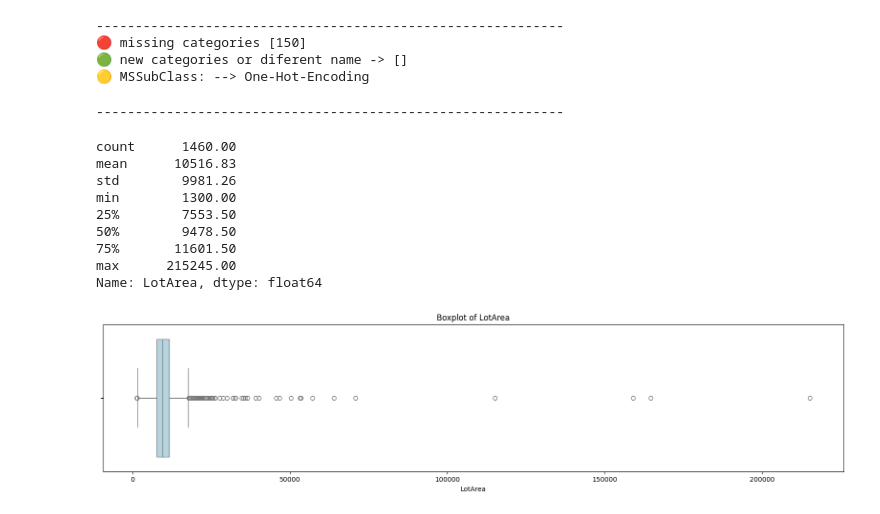
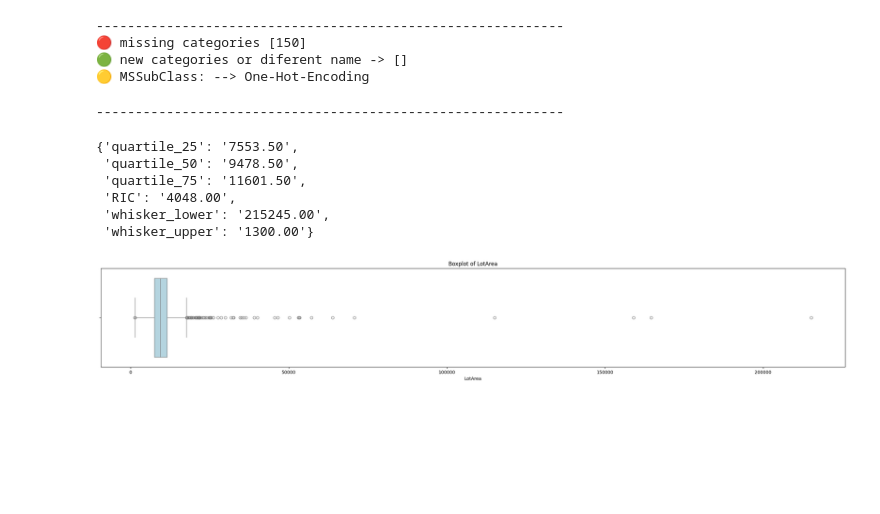
Before and after one commit to Albe036/ML-house-prices, a Jupyter notebook: notebooks/eda_01.ipynb, the cells around one changed output. Cells and saved outputs as stored; diff of their text form; code cells hidden in the pictures; blank space fills up the shorter version.

```diff
--- a/notebooks/eda_01.ipynb
+++ b/notebooks/eda_01.ipynb
@@ -1343,21 +1343,47 @@ print('🟡 MSSubClass: --> One-Hot-Encoding')
 # %%
 #LotArea: Tamaño del terreno.
 print('---'*20)
 #Es una variable numérica continua, no se aplica codificación
 
-plt.figure(figsize=(20,4))
+plt.figure(figsize=(30,4))
 sns.boxplot(x=df_train['LotArea'], color='lightblue')
 plt.title('Boxplot of LotArea');
 df_train['LotArea'].describe().round(2)
+quartil_one = np.percentile(df_train['LotArea'], 25)
+
+
+def cal_quartiles(df_in):
+    Q1 = np.percentile(df_in, 25)
+    Q2 = np.percentile(df_in, 50)
+    Q3 = np.percentile(df_in, 75)
+    RIC = Q3 - Q1
+    W1 = Q1 - 1.5 * RIC
+    W1 = np.max(df_in[df_in >= W1]) if np.any(df_in >= W1) else np.min(df_in)
+    W2 = Q1 + 1.5 * RIC
+    W2 = np.min(df_in[df_in <= W2]) if np.any(df_in <= W2) else np.max(df_in)
+
+    format_result = lambda x: f'{x:.2f}'
+
+    return {
+        "quartile_25": format_result(Q1),
+        "quartile_50": format_result(Q2),
+        "quartile_75": format_result(Q3),
+        "RIC": format_result(RIC),
+        "whisker_lower": format_result(W1),
+        "whisker_upper": format_result(W2),
+    }
+
+data = cal_quartiles(df_train['LotArea'])
+display(data)
+
+##Analizar como metodo de la desviacion estandar
+##
 # %% [output]
 ------------------------------------------------------------
-count      1460.00
-mean      10516.83
-std        9981.26
-min        1300.00
-25%        7553.50
-50%        9478.50
-75%       11601.50
-max      215245.00
-Name: LotArea, dtype: float64
+{'quartile_25': '7553.50',
+ 'quartile_50': '9478.50',
+ 'quartile_75': '11601.50',
+ 'RIC': '4048.00',
+ 'whisker_lower': '215245.00',
+ 'whisker_upper': '1300.00'}
-[figure, old version]
+[figure, new version]
```
Also changed, not shown: parts of 3 cells of this notebook.
